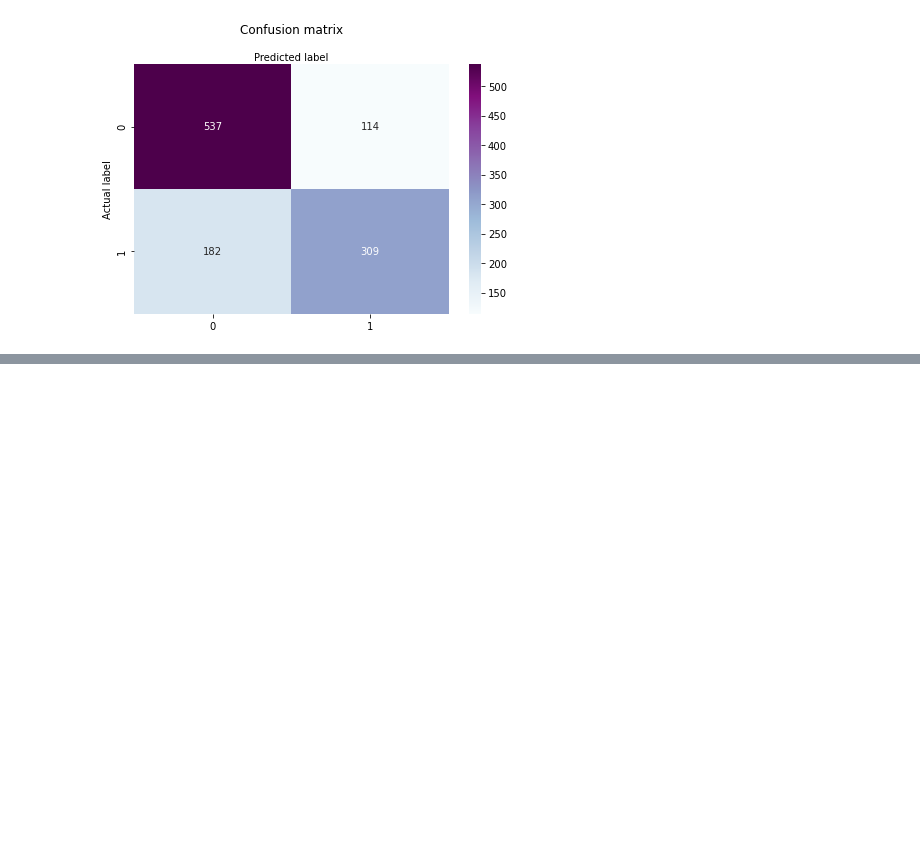
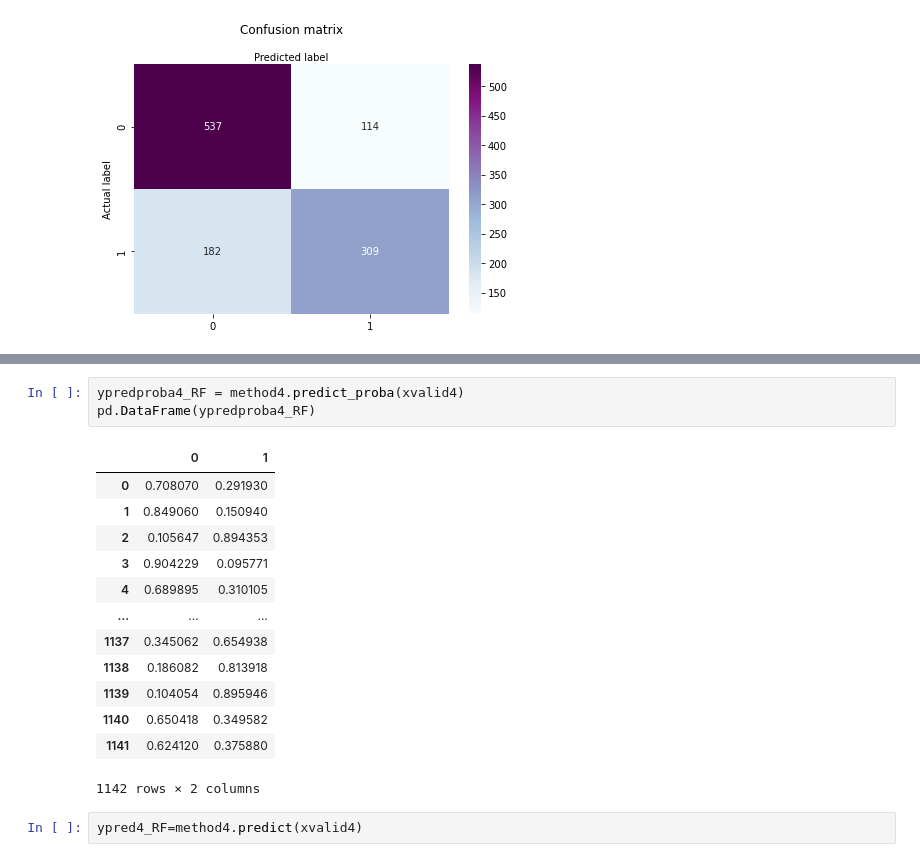
Before and after one commit to raissalohanna/DataLab-FinalProject, a Jupyter notebook: NLP Tweet Disaster.ipynb, the cells around one changed output, grey strips where cells are left out. Saved outputs shown, nothing was run; the diff lists cells and outputs as text; blank space fills up the shorter version.

```diff
--- a/NLP Tweet Disaster.ipynb
+++ b/NLP Tweet Disaster.ipynb
@@ -1203,0 +1402,19 @@ Text(0.5, 257.44, 'Predicted label')
+# %%
+ypredproba4_RF = method4.predict_proba(xvalid4)
+pd.DataFrame(ypredproba4_RF)
+# %% [output]
+|  | 0 | 1 |
+| 0 | 0.708070 | 0.291930 |
+| 1 | 0.849060 | 0.150940 |
+| 2 | 0.105647 | 0.894353 |
+| 3 | 0.904229 | 0.095771 |
+| 4 | 0.689895 | 0.310105 |
+| ... | ... | ... |
+| 1137 | 0.345062 | 0.654938 |
+| 1138 | 0.186082 | 0.813918 |
+| 1139 | 0.104054 | 0.895946 |
+| 1140 | 0.650418 | 0.349582 |
+| 1141 | 0.624120 | 0.375880 |
+1142 rows × 2 columns
+# %%
+ypred4_RF=method4.predict(xvalid4)
```
Also changed, not shown: parts of 25 cells of this notebook.
